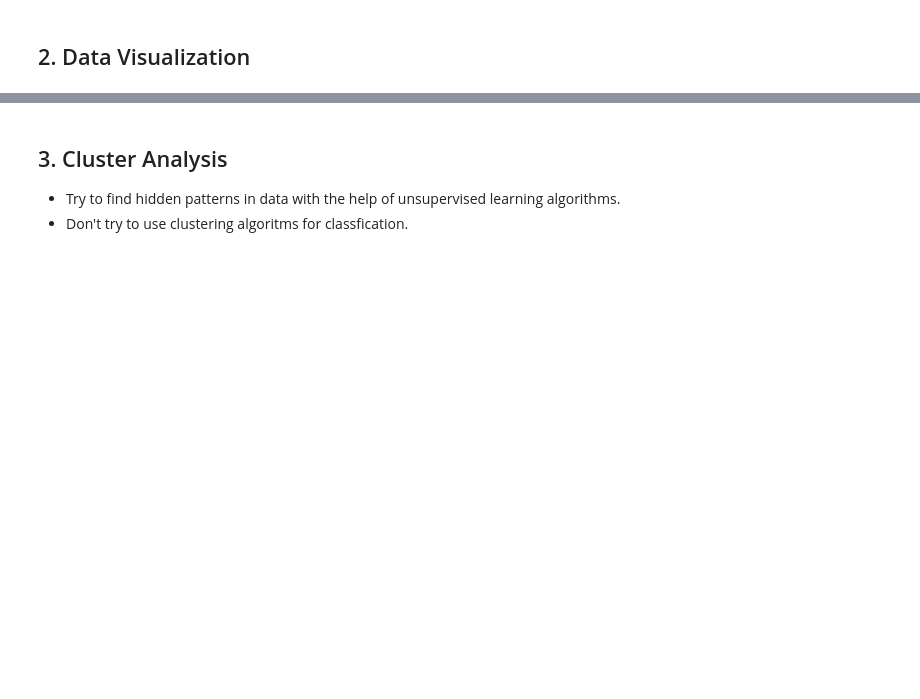
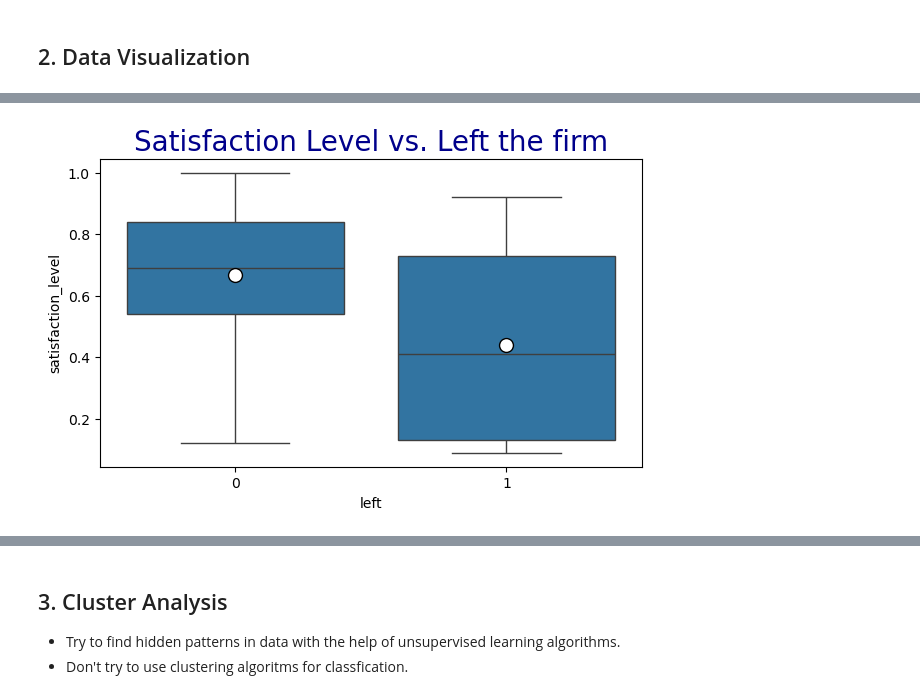
Before and after one commit to iceyisaak/capstone-project_churn-prediction, a Jupyter notebook: Churn Prediction_Student_Notebook_V5.ipynb, the cells around one changed output, grey strips where cells are left out. Drawn from its saved outputs; the diff is of its cells as text; code cells hidden in the pictures; blank space fills up the shorter version.

```diff
--- a/Churn Prediction_Student_Notebook_V5.ipynb
+++ b/Churn Prediction_Student_Notebook_V5.ipynb
@@ -81,0 +252,22 @@ Deepchecks Introduction : https://youtu.be/7ELdizoi6BU
+# %%
+# df.groupby(['satisfaction_level','left'])['left'].count()
+
+# sns.countplot(data=df, x='satisfaction_level', hue='left');
+
+
+sns.boxplot(data=df,
+            x="left",
+            y="satisfaction_level",
+            showmeans=True,
+            meanprops={"marker":"o",
+                       "markerfacecolor":"white",
+                       "markeredgecolor":"black",
+                       "markersize":"10"})
+
+plt.ticklabel_format(style='plain', axis='y')
+
+plt.title("Satisfaction Level vs. Left the firm", fontsize=20, color="darkblue");
+
+# However, most that left weren't happy at the firm.
+# %% [output]
+[figure, added]
```
Also changed, not shown: parts of 62 cells of this notebook.
